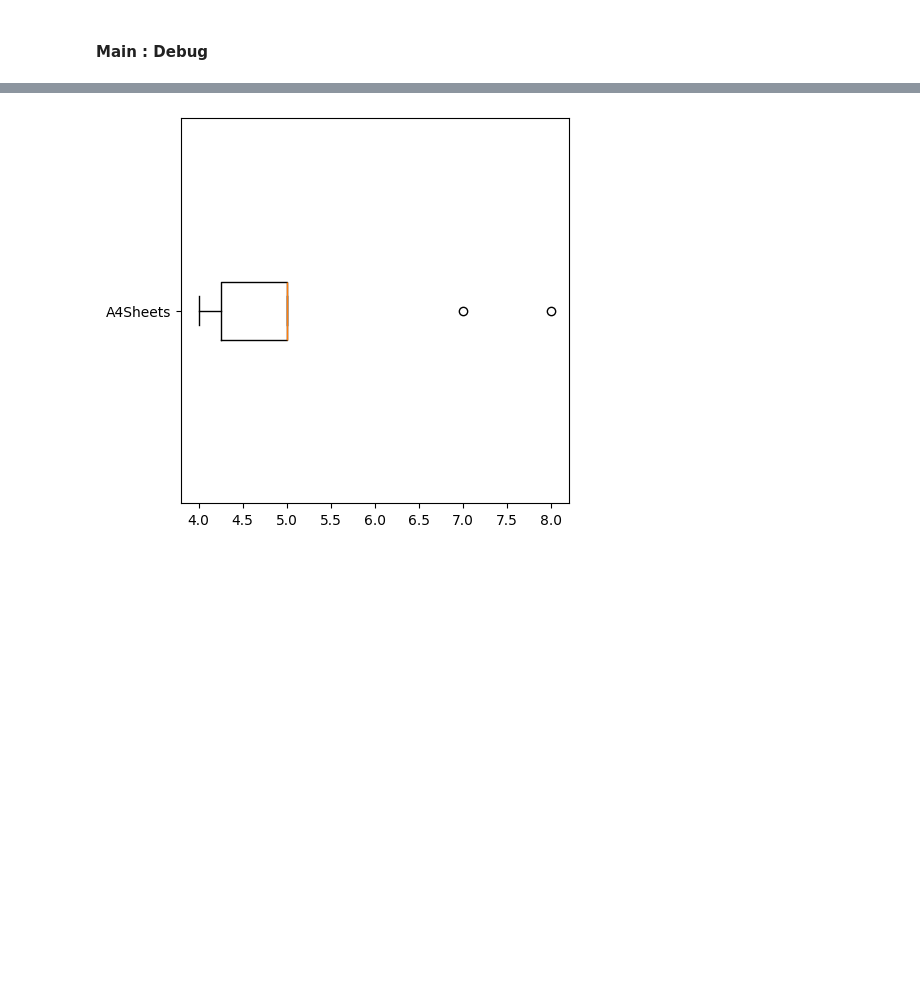
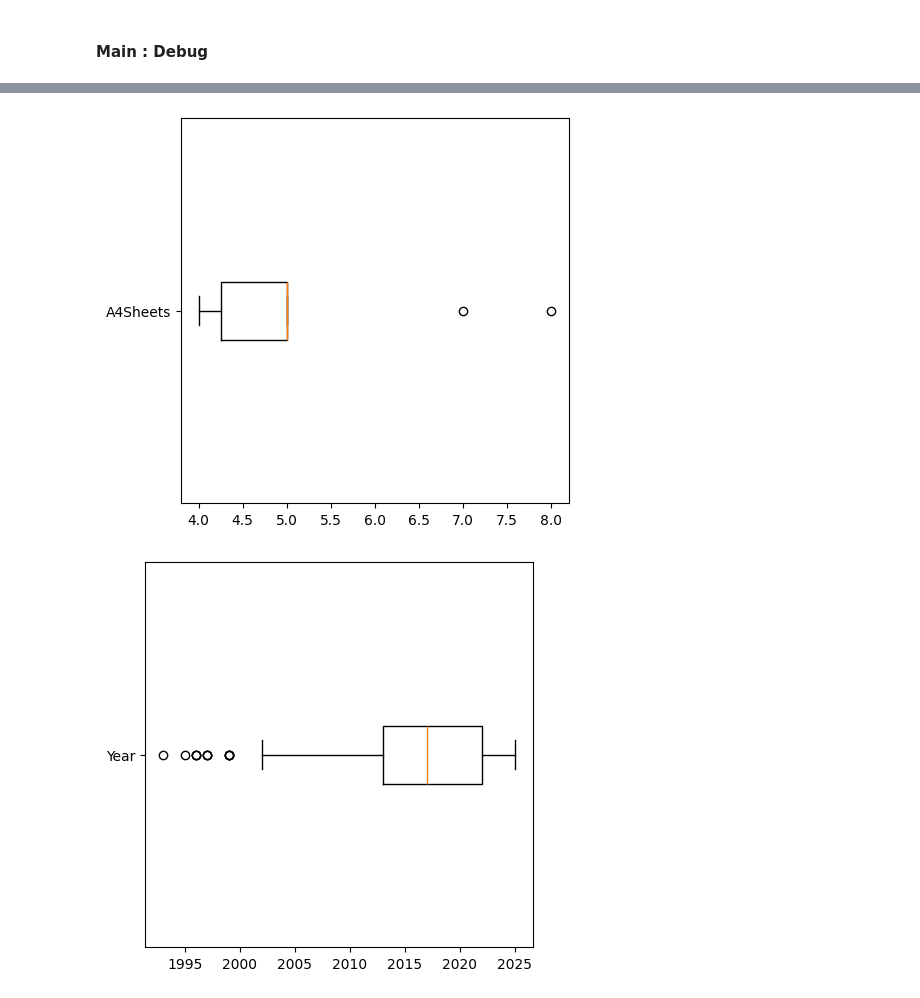
Before and after one commit to numbworks/nwreadinglist, a Jupyter notebook: src/nwreadinglist.ipynb, the cells around one changed output, grey strips where cells are left out. Cells and saved outputs as stored; diff of their text form; code cells hidden in the pictures; blank space fills up the shorter version.

Commit message:
#49 rls_by_books_year -> rld_by_books_year.

```diff
--- a/src/nwreadinglist.ipynb
+++ b/src/nwreadinglist.ipynb
@@ -29,6 +29,7 @@ setting_bag : SettingBag = SettingBag(
     options_rls_by_rating = [OPTION.display],
     options_rls_by_underlines = [OPTION.display],
     options_rld_by_kbsize = [OPTION.display, OPTION.plot],
+    options_rld_by_books_year = [OPTION.plot],
     options_definitions = [OPTION.display],
     options_report = [OPTION.save_pdf],
     read_years = YearProvider().get_all_years(),
@@ -172,16 +173,18 @@ rl_processor.save_as_report()
 #### Main : Debug
 # %%
 rl_processor.process_rld_by_kbsize()
+rl_processor.process_rld_by_books_year()
 # %% [output]
 | Title | ReadYear | Topic | Publisher | Rating | KBSize | A4Sheets |
 | Machine Learning For Dummies | 2017 | Data Analysis & ML | Wiley | 4 | 3730 | 8 |
 | Machine Learning Projects for .NE... | 2017 | Data Analysis & ML | Apress | 4 | 3272 | 7 |
 | Producing Open Source Software | 2016 | Software Engineering | O'Reilly | 2 | 2313 | 5 |
 | Microsoft SQL Server 2012 Integra... | 2019 | Data Warehousing & BI | Wiley | 3 | 2294 | 5 |
 | Data Structures and Algorithms Us... | 2016 | C# | Cambridge University Press | 3 | 2271 | 5 |
 | Infrastructure As Code | 2019 | Development Tools | O'Reilly | 4 | 2255 | 5 |
 | Microsoft Visual C# 2013 Step by ... | 2016 | C# | Microsoft Press | 4 | 2142 | 5 |
 | Microservices in .NET Core | 2019 | C# | Manning | 2 | 1977 | 4 |
 | Head First Design Patterns | 2017 | Software Engineering | O'Reilly | 5 | 1780 | 4 |
 | Software Architect Handbook | 2019 | Software Engineering | Packt | 2 | 1715 | 4 |
 [figure]
+[figure, added]
```
Also changed, not shown: 2 other files.
